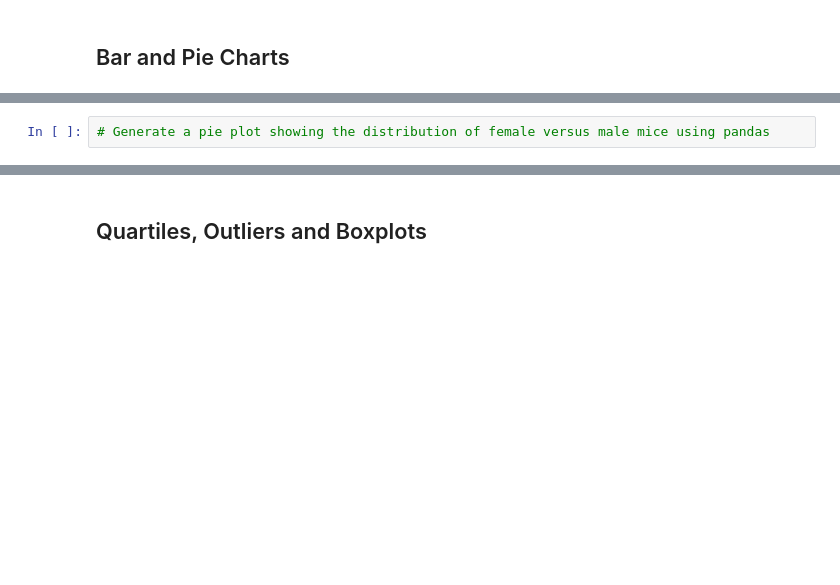
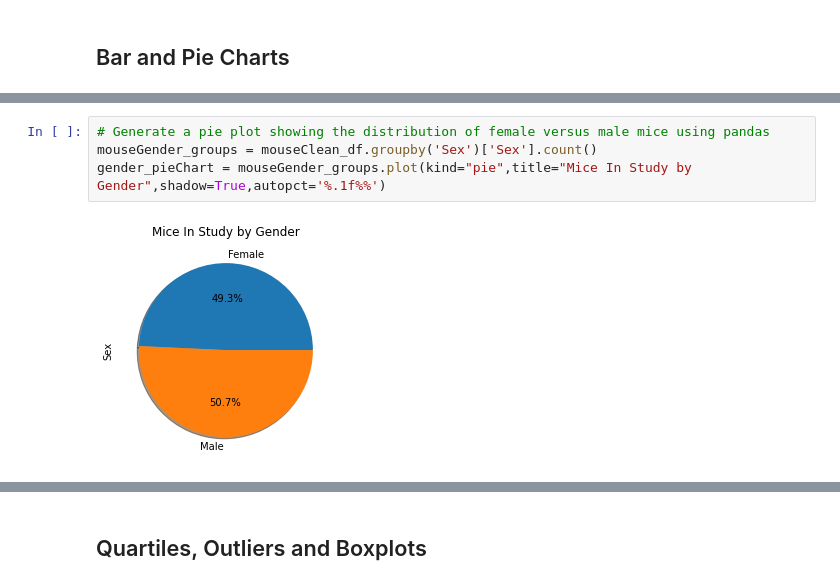
Before and after one commit to meielerol/matplotlib-challenge, a Jupyter notebook: pymaceuticals_starter.ipynb, the cells around one changed output, grey strips where cells are left out. Drawn from its saved outputs; the diff is of its cells as text; blank space fills up the shorter version.

```diff
--- a/pymaceuticals_starter.ipynb
+++ b/pymaceuticals_starter.ipynb
@@ -189,4 +216,8 @@ Name: (Tumor Volume (mm3), mean), dtype: float64
 # %%
 # Generate a pie plot showing the distribution of female versus male mice using pandas
+mouseGender_groups = mouseClean_df.groupby('Sex')['Sex'].count()
+gender_pieChart = mouseGender_groups.plot(kind="pie",title="Mice In Study by Gender",shadow=True,autopct='%.1f%%')
+# %% [output]
+[figure, added]
 # %%
 # Generate a pie plot showing the distribution of female versus male mice using pyplot
```
Also changed, not shown: parts of 4 cells of this notebook.
